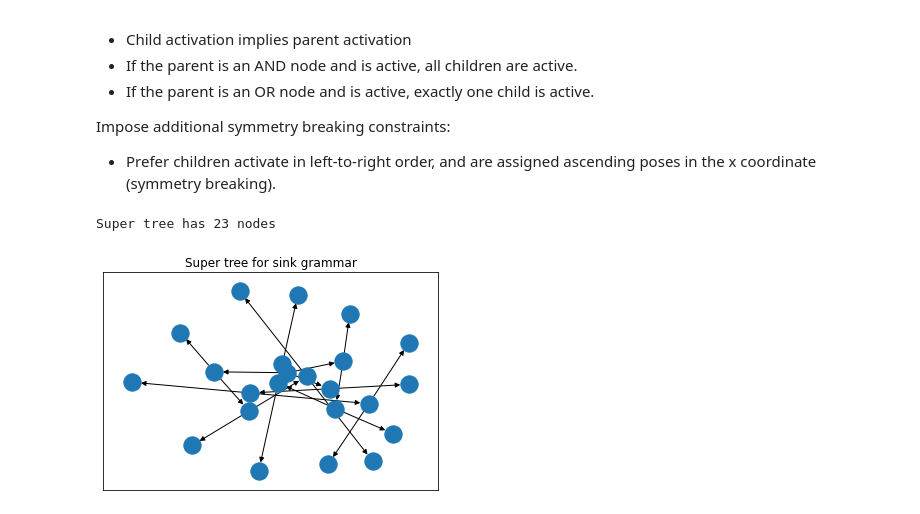
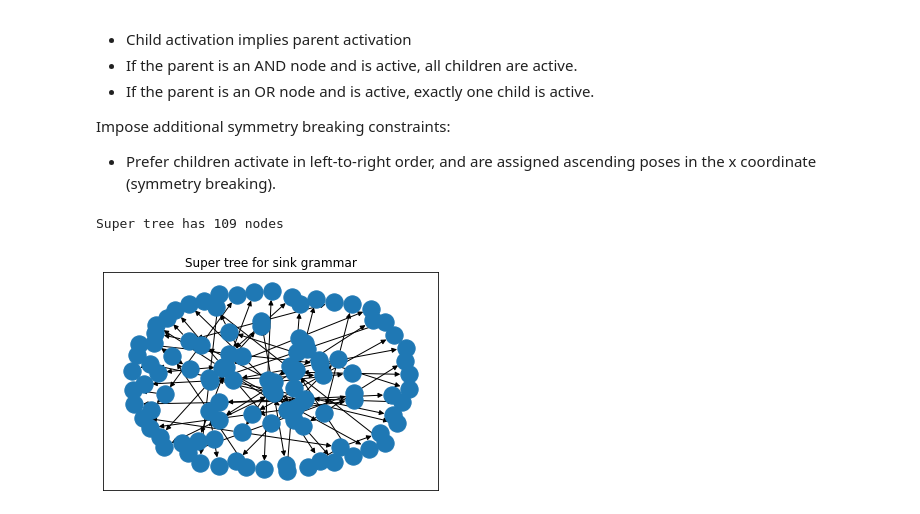
Before and after one commit to gizatt/spatial_scene_grammars, a Jupyter notebook: sandbox/mip_parsable_ssg.ipynb, the cells around one changed output. Saved outputs shown, nothing was run; the diff lists cells and outputs as text; code cells hidden in the pictures.

```diff
--- a/sandbox/mip_parsable_ssg.ipynb
+++ b/sandbox/mip_parsable_ssg.ipynb
@@ -377 +65,11 @@ Null(tf = RigidTransform())
+# %%
+from simple_3d_ssg import *
+from ssg_test_grammar_sink import *
+from ssg_test_grammar_oriented_clusters import *
+from ssg_test_grammar_rotation import *
+
+#root_node = OrientedClusterRoot
+#root_node = RotationTestRoot
+root_node = Sink
+root_tf = RigidTransform()
 # %%
@@ -413,40 +111,40 @@ Same logic as previous MIP parsing: create the super tree for the grammar (cutti
 Impose additional symmetry breaking constraints:
 - Prefer children activate in left-to-right order, and are assigned ascending poses in the x coordinate (symmetry breaking).
 # %%
-def make_super_tree(root_node_type, max_recursion_depth=5):
+def make_super_tree(root_node_type, max_recursion_depth=15):
     # Forms a graph of nodes for which any actual sampled tree would be a subgraph.
     # (TF's are all set to 0.)
     tree = nx.DiGraph()
     root = root_node_type(tf = RigidTransform())
     root.__recursion_depth = 0
     tree.add_node(root)
     node_queue = [root]
     while len(node_queue) > 0:
         parent = node_queue.pop(0)
         if isinstance(parent, (AndNode, OrNode)):
             maximal_children = [ci.child_type for ci in parent.child_infos]
         elif isinstance(parent, GeometricSetNode):
             maximal_children = [parent.child_infos[0].child_type for k in range(parent.max_children)]
         elif isinstance(parent, TerminalNode):
             maximal_children = []
         else:
             raise ValueError(type(parent))
 
         for child_type in maximal_children:
             child = child_type(tf = RigidTransform())
             child.__recursion_depth = parent.__recursion_depth + 1
             if child.__recursion_depth <= max_recursion_depth:
                 tree.add_node(child)
                 tree.add_edge(parent, child)
                 node_queue.append(child)
     return tree
 
-super_tree = make_super_tree(Sink)
+super_tree = make_super_tree(root_node)
 nx.draw_networkx(super_tree, with_labels=False)
 plt.title("Super tree for sink grammar")
 print("Super tree has %d nodes" % len(list(super_tree.nodes)))
 # %% [output]
-Super tree has 23 nodes
+Super tree has 109 nodes
-[figure, old version]
+[figure, new version]
 # %%
 def infer_mle_tree(root_node_type, root_tf, observed_nodes, verbose=False):
```
Also changed, not shown: parts of 9 cells of this notebook, 4 other files.
